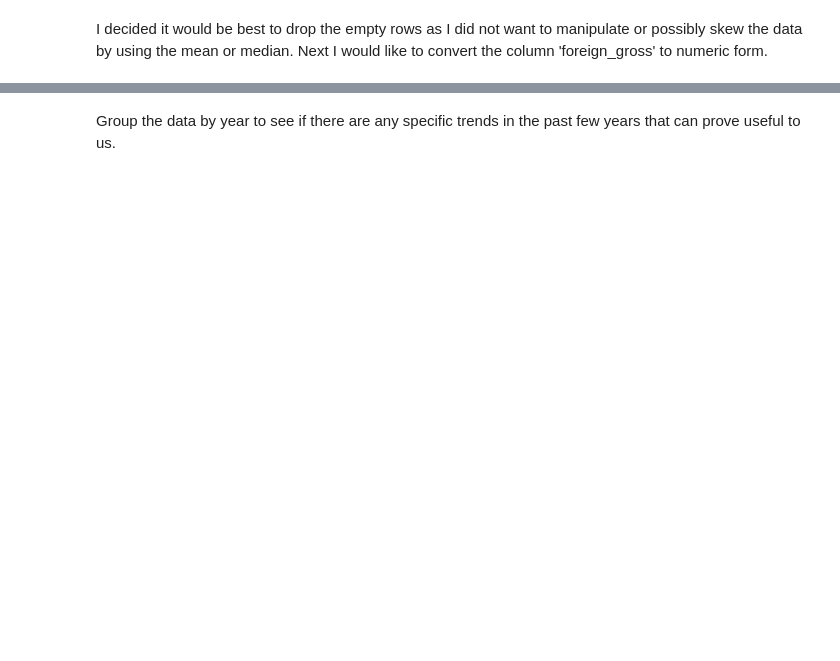
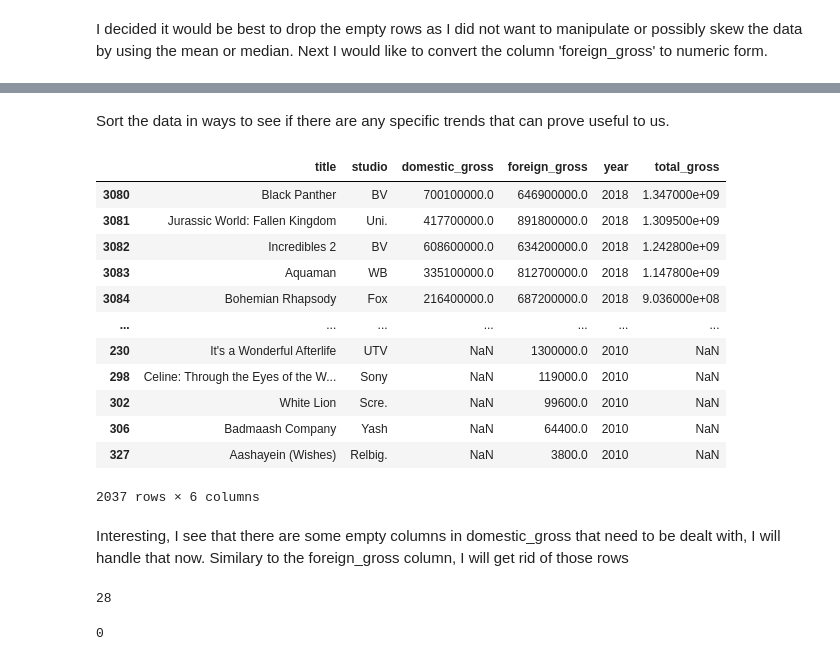
Before and after one commit to meowkaiser/STRONGEST_Project1, a Jupyter notebook: Matt's Project 1 Notebook.ipynb, the cells around one changed output, grey strips where cells are left out. Cells and saved outputs as stored; diff of their text form; code cells hidden in the pictures; blank space fills up the shorter version.

```diff
--- a/Matt's Project 1 Notebook.ipynb
+++ b/Matt's Project 1 Notebook.ipynb
@@ -71,2 +77,8 @@ bom_df['foreign_gross'].isna().sum()
 # %% [markdown]
 I decided it would be best to drop the empty rows as I did not want to manipulate or possibly skew the data by using the mean or median. Next I would like to convert the column 'foreign_gross' to numeric form.
+# %%
+num_list=[]
+for num in bom_df['foreign_gross']:
+    x=num.replace(',','')
+    y=float(x)
+    num_list.append(y)
@@ -72,0 +89,2 @@ I decided it would be best to drop the empty rows as I did not want to manipulat
+# %%
+bom_df['foreign_gross']=num_list
@@ -107,0 +102,3 @@ str
+# %%
+# Make a new column called total_gross
+bom_df['total_gross']=bom_df['domestic_gross']+bom_df['foreign_gross']
@@ -108,2 +115,25 @@ str
 # %% [markdown]
-Group the data by year to see if there are any specific trends in the past few years that can prove useful to us.
+Sort the data in ways to see if there are any specific trends that can prove useful to us.
+# %%
+# Sorted here by year and total gross to look at recent trends
+bom_df.sort_values(by=['year','total_gross'],ascending=False)
+# %% [output]
+|  | title | studio | domestic_gross | foreign_gross | year | total_gross |
+| 3080 | Black Panther | BV | 700100000.0 | 646900000.0 | 2018 | 1.347000e+09 |
+| 3081 | Jurassic World: Fallen Kingdom | Uni. | 417700000.0 | 891800000.0 | 2018 | 1.309500e+09 |
+| 3082 | Incredibles 2 | BV | 608600000.0 | 634200000.0 | 2018 | 1.242800e+09 |
+| 3083 | Aquaman | WB | 335100000.0 | 812700000.0 | 2018 | 1.147800e+09 |
+| 3084 | Bohemian Rhapsody | Fox | 216400000.0 | 687200000.0 | 2018 | 9.036000e+08 |
+| ... | ... | ... | ... | ... | ... | ... |
+| 230 | It's a Wonderful Afterlife | UTV | NaN | 1300000.0 | 2010 | NaN |
+| 298 | Celine: Through the Eyes of the W... | Sony | NaN | 119000.0 | 2010 | NaN |
+| 302 | White Lion | Scre. | NaN | 99600.0 | 2010 | NaN |
+| 306 | Badmaash Company | Yash | NaN | 64400.0 | 2010 | NaN |
+| 327 | Aashayein (Wishes) | Relbig. | NaN | 3800.0 | 2010 | NaN |
+2037 rows × 6 columns
+# %% [markdown]
+Interesting, I see that there are some empty columns in domestic_gross that need to be dealt with, I will handle that now. Similary to the foreign_gross column, I will get rid of those rows
+# %%
+bom_df['domestic_gross'].isna().sum()
+# %% [output]
+28
@@ -109,0 +142,4 @@ Group the data by year to see if there are any specific trends in the past few y
+# %%
+bom_df['domestic_gross'].isna().sum()
+# %% [output]
+0
```
Also changed, not shown: parts of 50 cells of this notebook.
